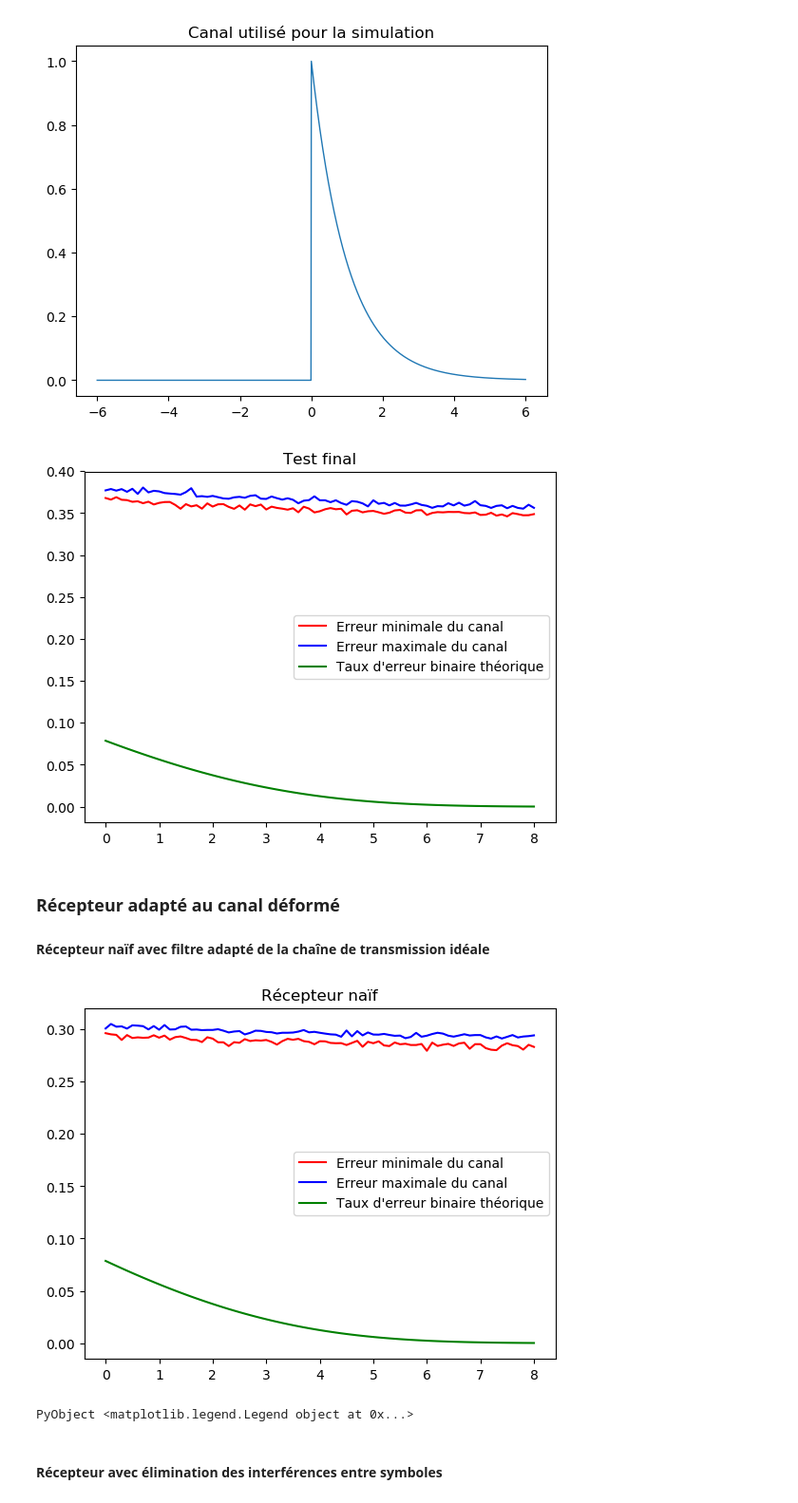
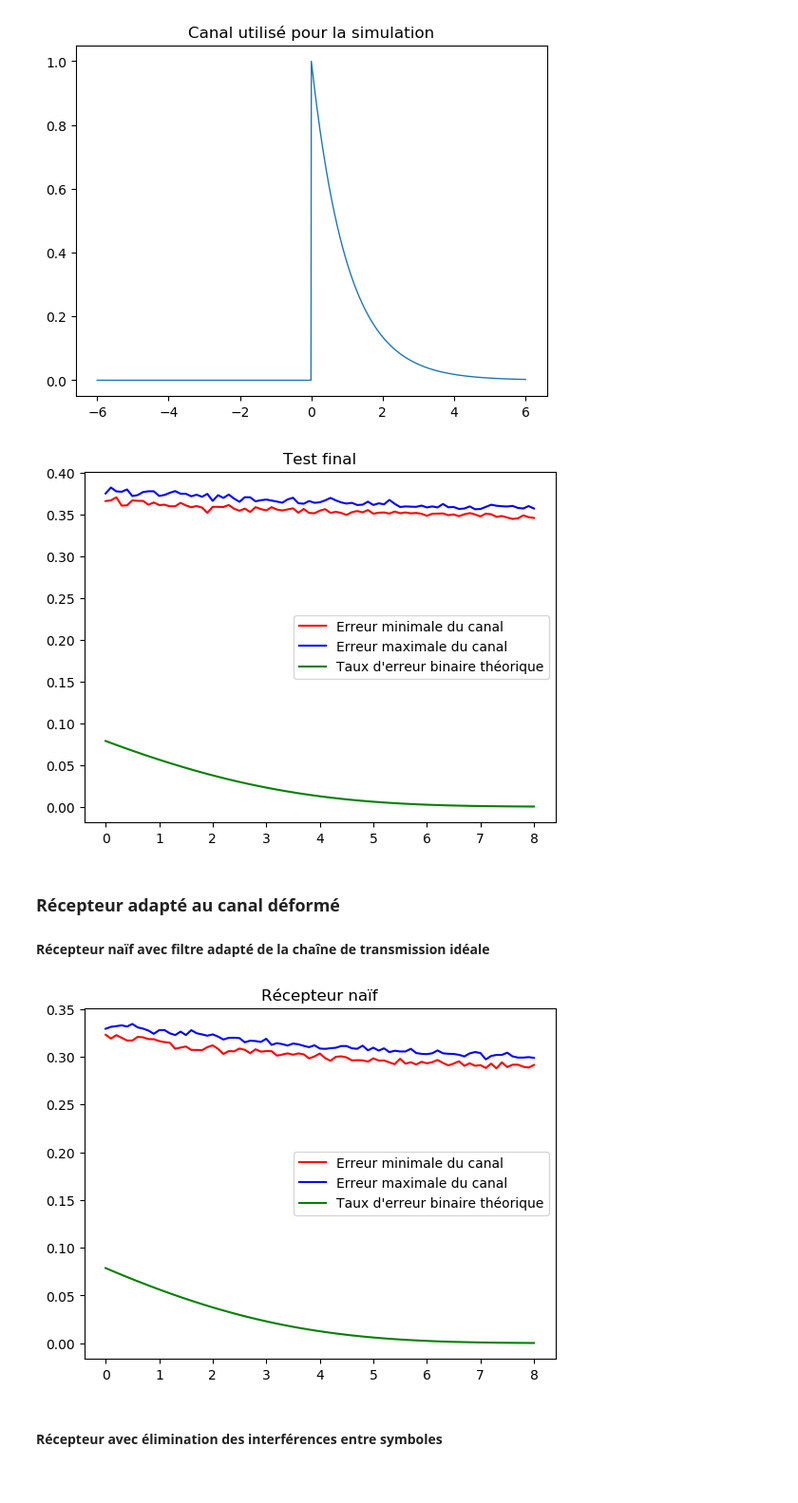
Before and after one commit to Paul-Jouhaud/DigitalSignalProcessing, a Jupyter notebook: main.ipynb, the cells around one changed output. Shown: that part at 95% size. Cells and saved outputs as stored; diff of their text form; code cells hidden in the pictures.

```diff
--- a/main.ipynb
+++ b/main.ipynb
@@ -373,7 +373,7 @@ savefig("canal_simulee.png")
 # courbe_canal_simulee.jl
 teb_min = zeros(81);
 teb_max = zeros(81);
-
+N = 10
 taille_message = 10000;
 surechantillonnage = 30;
 taille_formant = 30;
@@ -390,7 +390,7 @@ for x = collect(0:0.1:8)
     i = Int(x*10) + 1
     current_teb_min = 1;
     current_teb_max = 0;
-    for y = collect(1:10)
+    for y = collect(1:N)
         temp_teb = erreur_canal(x, taille_message, surechantillonnage, formant_base, formant_filtre, canal);
         if temp_teb > current_teb_max
             current_teb_max = temp_teb;
@@ -414,7 +414,7 @@ title("Test final")
 legend(["Erreur minimale du canal", "Erreur maximale du canal", "Taux d'erreur binaire théorique"])
 savefig("courbe_canal_simulee.png")
 # %% [output]
-[figure, old version]
+[figure, new version]
 # %% [markdown]
 ### Récepteur adapté au canal déformé
 #### Récepteur naïf avec filtre adapté de la chaîne de transmission idéale
@@ -422,7 +422,7 @@ savefig("courbe_canal_simulee.png")
 # courbe_canal_simulee_naive.jl
 teb_min = zeros(81);
 teb_max = zeros(81);
-
+N = 10
 taille_message = 10000;
 surechantillonnage = 30;
 taille_formant = 30;
@@ -434,38 +434,37 @@ canal = zeros(length(x_canal));
 mid = Int((length(x_canal) + 1)/2);
 canal[mid:length(canal)] = exp.(-x_canal[mid:length(canal)]);
 
-filtre = conv(canal, formant_filtre)
+filtre = conv(canal, formant_base)
 filtre = filtre[end:-1:1]/(filtre'*filtre)
 
 for x = collect(0:0.1:8)
     i = Int(x*10) + 1
     current_teb_min = 1;
     current_teb_max = 0;
-    for y = collect(1:10)
-        temp_teb = erreur_canal(x, taille_message, surechantillonnage, formant_base, filtre, canal);
+    for y = collect(1:N)
+        temp_teb = erreur_canal(x, taille_message, surechantillonnage, filtre, formant_filtre, canal);
         if temp_teb > current_teb_max
             current_teb_max = temp_teb;
         end
         if temp_teb < current_teb_min
             current_teb_min = temp_teb;
         end
     end
     teb_min[i] = current_teb_min;
     teb_max[i] = current_teb_max;
 end
 x = collect(0:0.1:8)
 
 y = zeros(length(x))
 for i = collect(1:length(x))
     y[i] = 0.5 * erfc(sqrt(10^(x[i]/10)))
 end
 
 plot(x, teb_min, "red", x, teb_max, "blue", x, y, "green")
 title("Récepteur naïf")
 legend(["Erreur minimale du canal", "Erreur maximale du canal", "Taux d'erreur binaire théorique"])
 savefig("courbe_canal_simulee_naive.png")
 # %% [output]
-[figure, old version]
+[figure, new version]
-PyObject <matplotlib.legend.Legend object at 0x...>
 # %% [markdown]
 #### Récepteur avec élimination des interférences entre symboles
```
Also changed, not shown: parts of 8 cells of this notebook, 10 other files.
